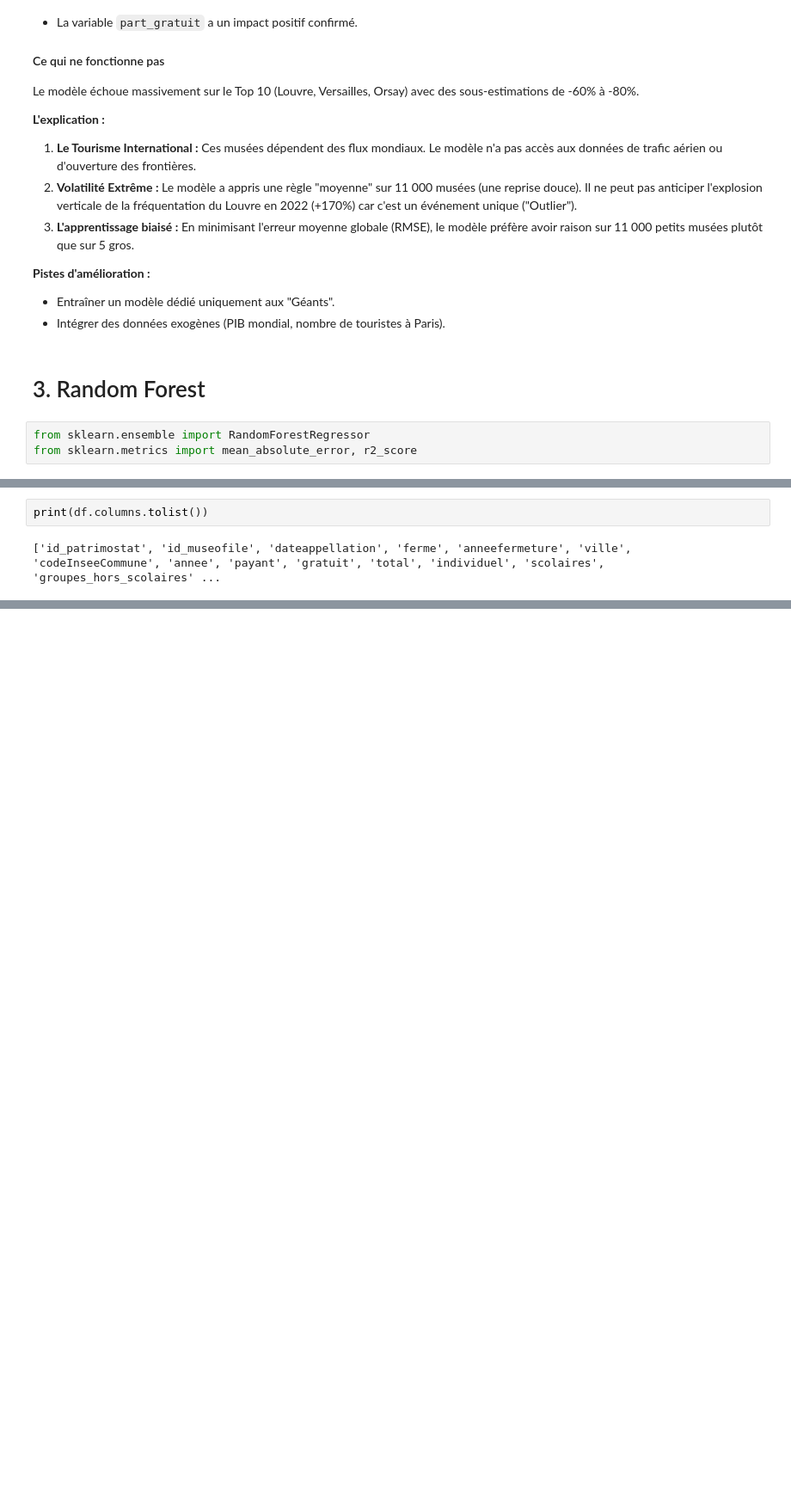
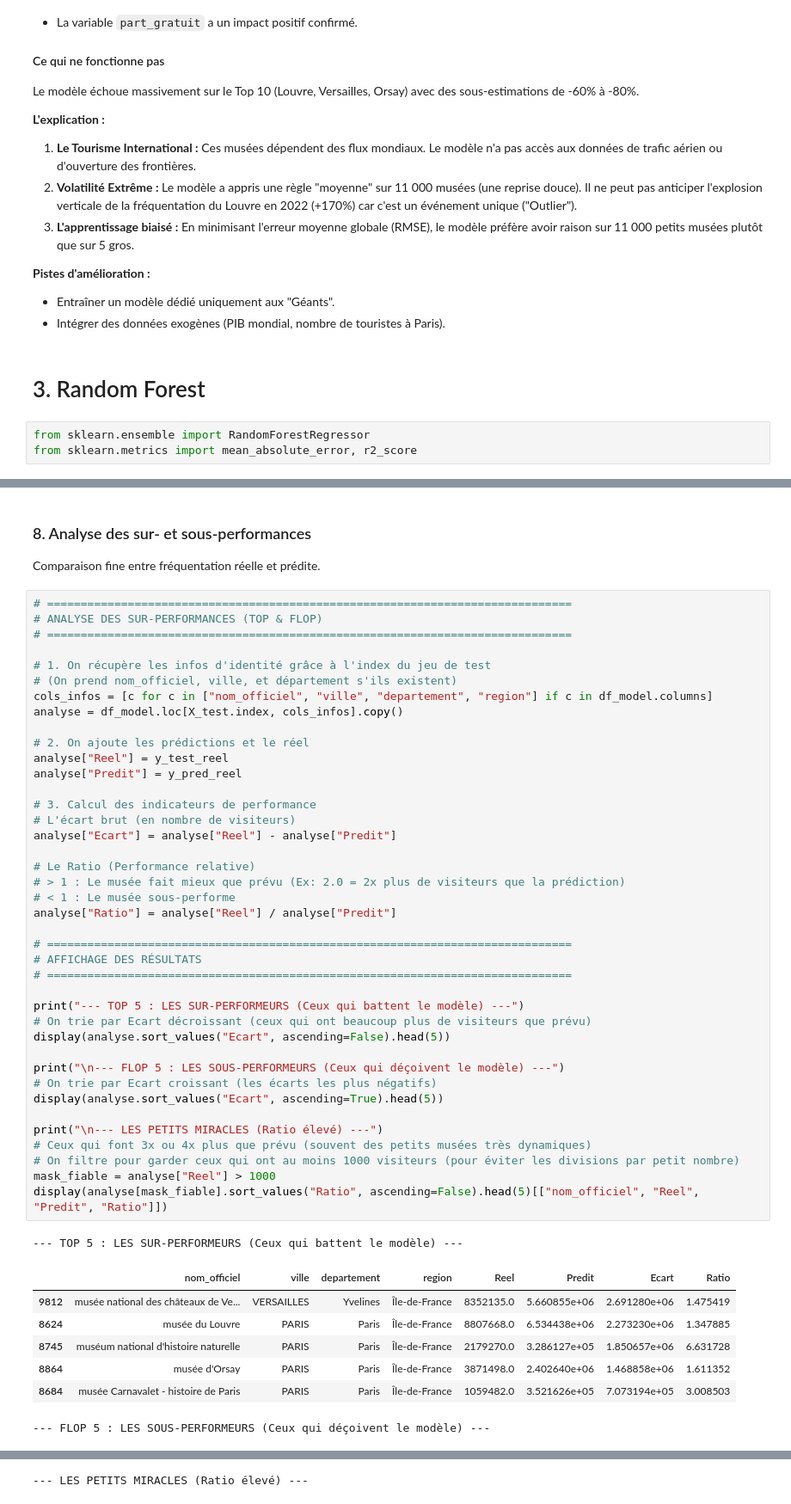
Before and after one commit to emmabezombes/prediction-musee, a Jupyter notebook: notebook/03_modelisation.ipynb, the cells around one changed output, grey strips where cells are left out. Shown at 86% size. Drawn from its saved outputs; the diff is of its cells as text; blank space fills up the shorter version.

```diff
--- a/notebook/03_modelisation.ipynb
+++ b/notebook/03_modelisation.ipynb
@@ -926,4 +970,53 @@ plt.show()
-# %%
-print(df.columns.tolist())
-# %% [output]
-['id_patrimostat', 'id_museofile', 'dateappellation', 'ferme', 'anneefermeture', 'ville', 'codeInseeCommune', 'annee', 'payant', 'gratuit', 'total', 'individuel', 'scolaires', 'groupes_hors_scolaires' ...
+# %% [markdown]
+### 8. Analyse des sur- et sous-performances
+
+Comparaison fine entre fréquentation réelle et prédite.
+# %%
+# ==============================================================================
+# ANALYSE DES SUR-PERFORMANCES (TOP & FLOP)
+# ==============================================================================
+
+# 1. On récupère les infos d'identité grâce à l'index du jeu de test
+# (On prend nom_officiel, ville, et département s'ils existent)
+cols_infos = [c for c in ["nom_officiel", "ville", "departement", "region"] if c in df_model.columns]
+analyse = df_model.loc[X_test.index, cols_infos].copy()
+
+# 2. On ajoute les prédictions et le réel
+analyse["Reel"] = y_test_reel
+analyse["Predit"] = y_pred_reel
+
+# 3. Calcul des indicateurs de performance
+# L'écart brut (en nombre de visiteurs)
+analyse["Ecart"] = analyse["Reel"] - analyse["Predit"]
+
+# Le Ratio (Performance relative)
+# > 1 : Le musée fait mieux que prévu (Ex: 2.0 = 2x plus de visiteurs que la prédiction)
+# < 1 : Le musée sous-performe
+analyse["Ratio"] = analyse["Reel"] / analyse["Predit"]
+
+# ==============================================================================
+# AFFICHAGE DES RÉSULTATS
+# ==============================================================================
+
+print("--- TOP 5 : LES SUR-PERFORMEURS (Ceux qui battent le modèle) ---")
+# On trie par Ecart décroissant (ceux qui ont beaucoup plus de visiteurs que prévu)
+display(analyse.sort_values("Ecart", ascending=False).head(5))
+
+print("\n--- FLOP 5 : LES SOUS-PERFORMEURS (Ceux qui déçoivent le modèle) ---")
+# On trie par Ecart croissant (les écarts les plus négatifs)
+display(analyse.sort_values("Ecart", ascending=True).head(5))
+
+print("\n--- LES PETITS MIRACLES (Ratio élevé) ---")
+# Ceux qui font 3x ou 4x plus que prévu (souvent des petits musées très dynamiques)
+# On filtre pour garder ceux qui ont au moins 1000 visiteurs (pour éviter les divisions par petit nombre)
+mask_fiable = analyse["Reel"] > 1000
+display(analyse[mask_fiable].sort_values("Ratio", ascending=False).head(5)[["nom_officiel", "Reel", "Predit", "Ratio"]])
+# %% [output]
+--- TOP 5 : LES SUR-PERFORMEURS (Ceux qui battent le modèle) ---
+|  | nom_officiel | ville | departement | region | Reel | Predit | Ecart | Ratio |
+| 9812 | musée national des châteaux de Ve... | VERSAILLES | Yvelines | Île-de-France | 8352135.0 | 5.660855e+06 | 2.691280e+06 | 1.475419 |
+| 8624 | musée du Louvre | PARIS | Paris | Île-de-France | 8807668.0 | 6.534438e+06 | 2.273230e+06 | 1.347885 |
+| 8745 | muséum national d'histoire naturelle | PARIS | Paris | Île-de-France | 2179270.0 | 3.286127e+05 | 1.850657e+06 | 6.631728 |
+| 8864 | musée d'Orsay | PARIS | Paris | Île-de-France | 3871498.0 | 2.402640e+06 | 1.468858e+06 | 1.611352 |
+| 8684 | musée Carnavalet - histoire de Paris | PARIS | Paris | Île-de-France | 1059482.0 | 3.521626e+05 | 7.073194e+05 | 3.008503 |
+--- FLOP 5 : LES SOUS-PERFORMEURS (Ceux qui déçoivent le modèle) ---
@@ -929,0 +1029 @@ print(df.columns.tolist())
+--- LES PETITS MIRACLES (Ratio élevé) ---
```
Also changed, not shown: parts of 17 cells of this notebook.
